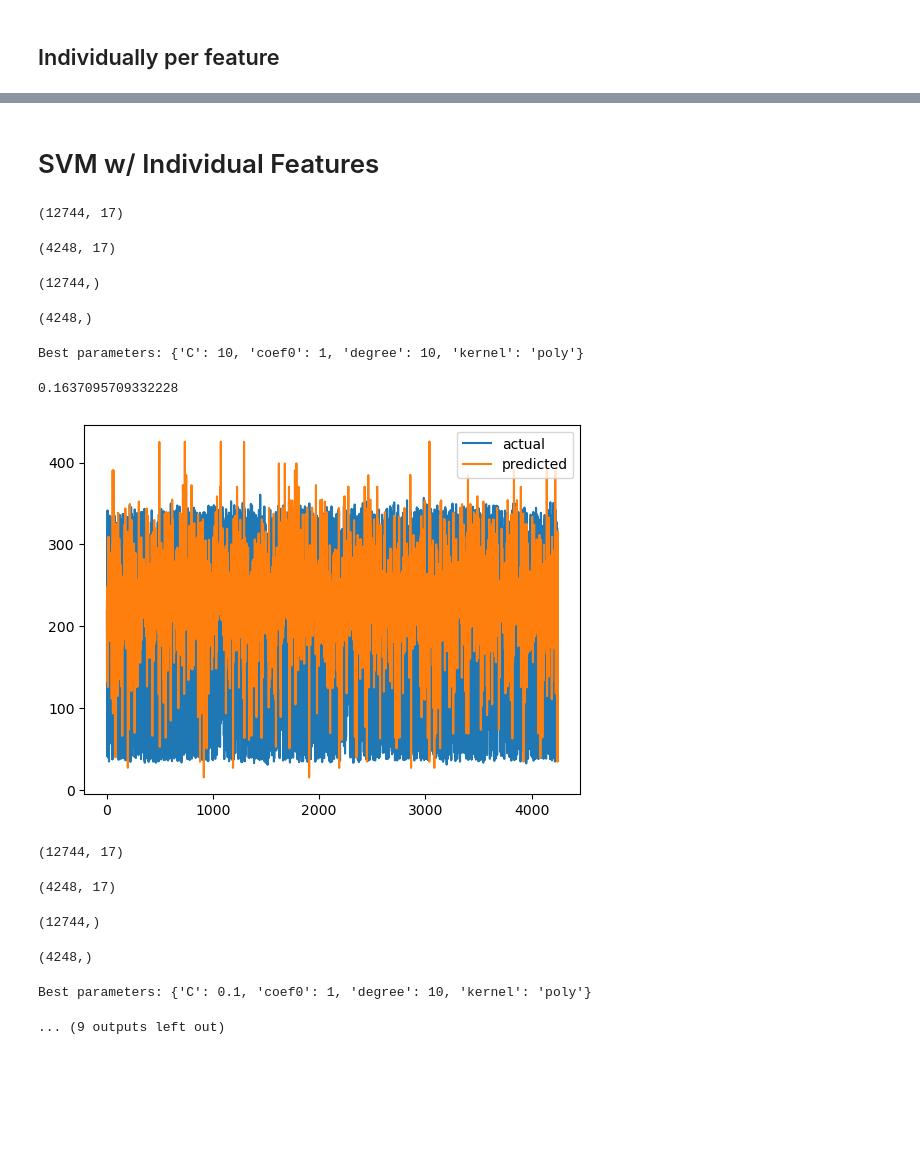
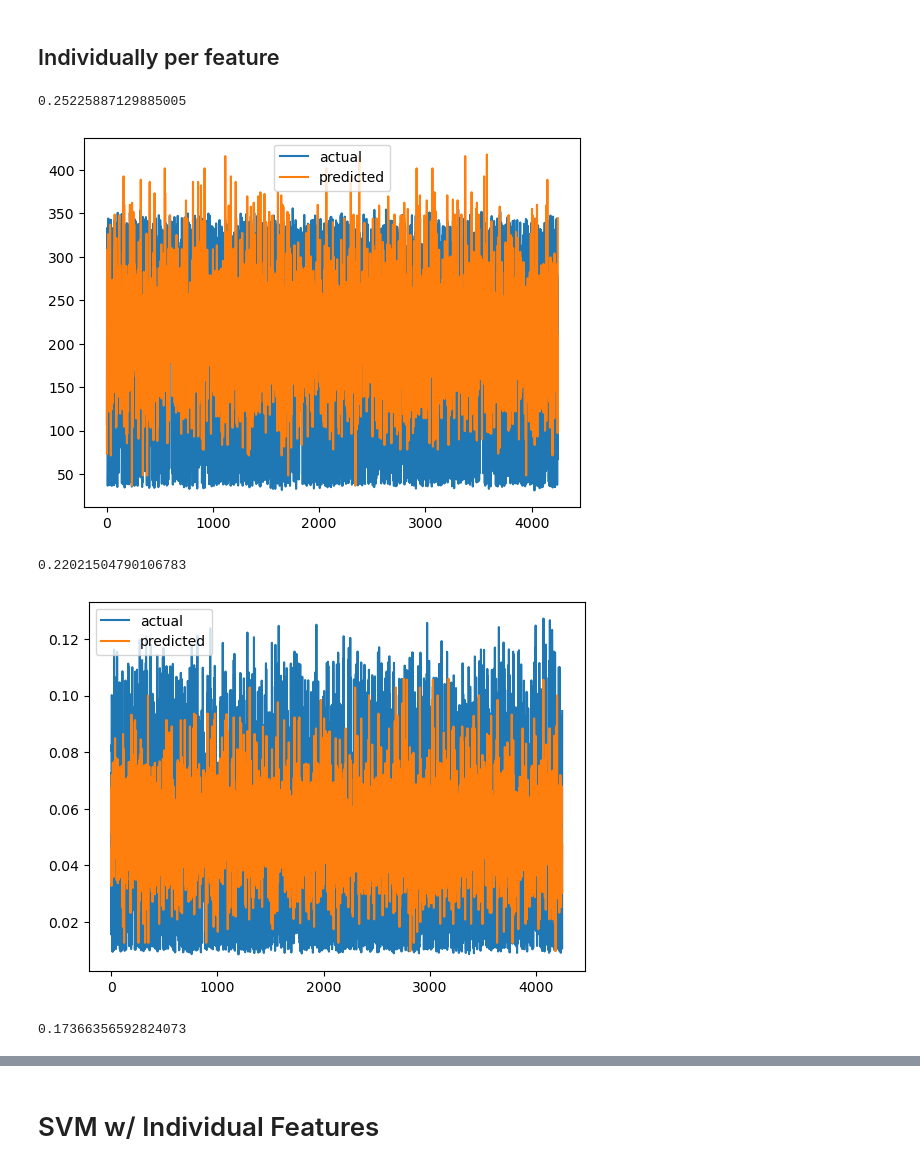
Before and after one commit to NicoPang/ensemble-ASTGCN, a Jupyter notebook: weather/model.ipynb, the cells around one changed output, grey strips where cells are left out. Drawn from its saved outputs; the diff is of its cells as text; code cells hidden in the pictures; blank space fills up the shorter version.

```diff
--- a/weather/model.ipynb
+++ b/weather/model.ipynb
@@ -71,16 +92,21 @@ for i in range(3):
 # %%
 X = weather_data.mean(axis = 1)
 y = traffic_data.mean(axis = 1)
 y1, y2, y3 = y[:,0], y[:,1], y[:,2]
 
 for y in [y1, y2, y3]:
     train_X, test_X, train_y, test_y = train_test_split(X, y)
     lr_model = LinearRegression(copy_X = True)
     lr_model.fit(train_X, train_y)
     pred_y = lr_model.predict(test_X)
     display(lr_model.score(test_X, test_y))
-    display(rmsle(test_y, pred_y))
     plt.plot(test_y, label = 'actual')
     plt.plot(pred_y, label = 'predicted')
     plt.legend()
     plt.show()
+# %% [output]
+0.25225887129885005
+[figure, added]
+0.22021504790106783
+[figure, added]
+0.17366356592824073
@@ -94,34 +121,20 @@ parameters = [{'kernel': ['poly'], 'degree': [10], 'coef0': [1], 'C': [0.1, 1, 1
 #parameters = [{'kernel': ['poly'], 'degree': [2, 3, 10], 'coef0': [1], 'C': [0.1, 1, 10, 100]}]
 
 X = weather_data.mean(axis = 1)
-for i in range(3):
-    y = traffic_data.mean(axis = 1)[:,i]
-    train_X, test_X, train_y, test_y = train_test_split(X, y)
-    display(train_X.shape)
-    display(test_X.shape)
-    display(train_y.shape)
-    display(test_y.shape)
-    clf = GridSearchCV(SVR(), parameters, scoring = 'explained_variance')
-    clf.fit(train_X, train_y)
+# for i in range(3):
+#     y = traffic_data.mean(axis = 1)[:,i]
+#     train_X, test_X, train_y, test_y = train_test_split(X, y)
+#     display(train_X.shape)
+#     display(test_X.shape)
+#     display(train_y.shape)
+#     display(test_y.shape)
+#     clf = GridSearchCV(SVR(), parameters, scoring = 'explained_variance')
+#     clf.fit(train_X, train_y)
 
-    print(f'Best parameters: {clf.best_params_}')
-    pred_y = clf.predict(test_X)
-    display(clf.score(test_X, test_y))
-    plt.plot(test_y, label = 'actual')
-    plt.plot(pred_y, label = 'predicted')
-    plt.legend()
-    plt.show()
+#     print(f'Best parameters: {clf.best_params_}')
+#     pred_y = clf.predict(test_X)
+#     display(clf.score(test_X, test_y))
+#     plt.plot(test_y, label = 'actual')
+#     plt.plot(pred_y, label = 'predicted')
+#     plt.legend()
+#     plt.show()
-# %% [output]
-(12744, 17)
-(4248, 17)
-(12744,)
-(4248,)
-Best parameters: {'C': 10, 'coef0': 1, 'degree': 10, 'kernel': 'poly'}
-0.1637095709332228
-[figure, removed]
-(12744, 17)
-(4248, 17)
-(12744,)
-(4248,)
-Best parameters: {'C': 0.1, 'coef0': 1, 'degree': 10, 'kernel': 'poly'}
-... (9 outputs left out)
```
Also changed, not shown: parts of 11 cells of this notebook.
